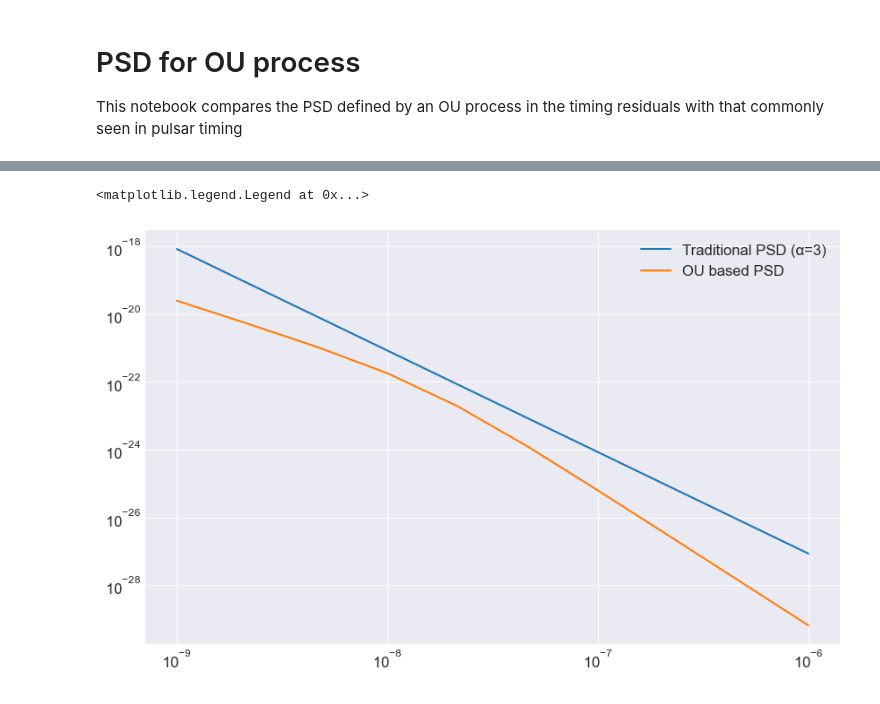
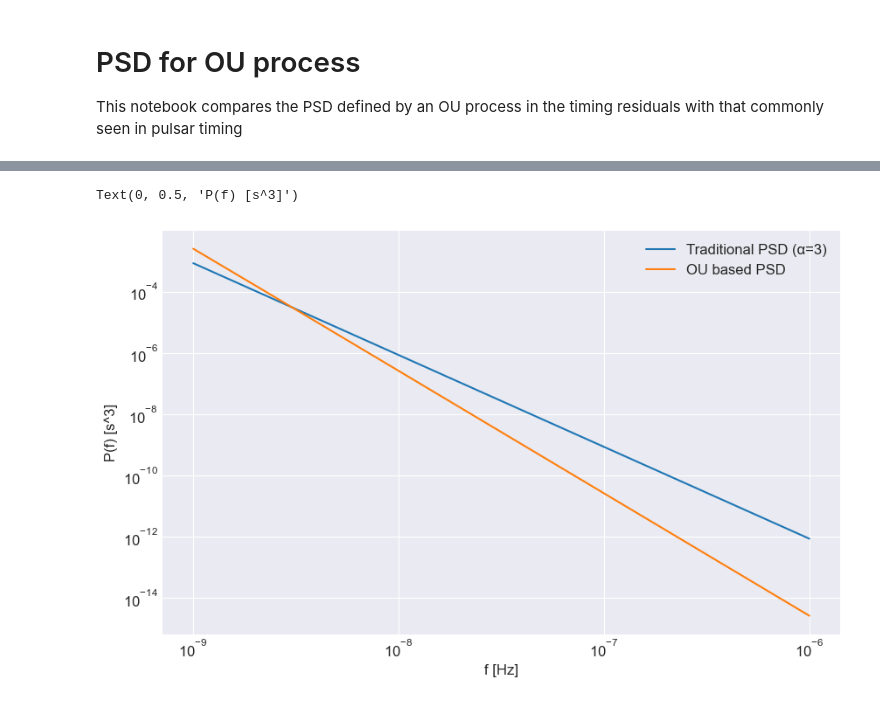
Before and after one commit to tomkimpson/Argus, a Jupyter notebook: notebooks/05.PSD_for_OU_process.ipynb, the cells around one changed output, grey strips where cells are left out. Drawn from its saved outputs; the diff is of its cells as text; code cells hidden in the pictures.

```diff
--- a/notebooks/05.PSD_for_OU_process.ipynb
+++ b/notebooks/05.PSD_for_OU_process.ipynb
@@ -21,16 +89,16 @@ import numpy as np
 seconds_per_year = 365.25 * 24 * 60 * 60  # seconds in a year
 
 def traditional_psd(f, A, alpha):
-    """Traditional PSD model: P(f) = A^2/(12*pi^2) * (f/f_ref)^(-alpha) [yr^-3]"""
+    """Traditional PSD model: P(f) = A^2/(12*pi^2) * (f/f_ref)^(-alpha) [yr^3]"""
 
-    #First calculate in yr^{-3}
+    #First calculate in yr^{3}
+    f_ref = 1/seconds_per_year
     psd_yr = (A**2 / (12 * np.pi**2)) * (f / f_ref)**(-alpha)
 
 
-    # Converting from yr^-3 to s^2/Hz for consistency
-    yr_to_s_conversion = seconds_per_year
-    f_ref = 1 / seconds_per_year  # Reference frequency (1 cycle/year in Hz)
-    return (A**2 / (12 * np.pi**2)) * (f / f_ref)**(-alpha) * yr_to_s_conversion
+    # Converting from yr^3 to s^3 for consistency
+
+    return psd_yr * seconds_per_year**3
 
 def ou_based_psd(f, sigma, gamma, f0):
     """PSD derived from OU process: S_delta_t(f) = sigma^2/((f0*gamma)^2*(2*pi)^2) * 1/(f^2[1 + (f/fc)^2])"""
@@ -41,22 +109,24 @@ f_range = np.logspace(-9,-6,10)
 A = 1e-14  # Example amplitude. See https://github.com/ipta/mdc2/blob/master/group1/group1_psr_noise.json
 alpha = 3
 psd_trad = traditional_psd(f_range,A,alpha)
-psd_ou = ou_based_psd(f_range,1e-22,1e-7,1e3)
+psd_ou = ou_based_psd(f=f_range,sigma=2e-15,gamma=1e-9,f0=1e3)
 # %%
 import numpy as np
 import matplotlib.pyplot as plt
 from matplotlib.ticker import LogFormatter
 import matplotlib as mpl
 
 # Set plot style
 plt.style.use('seaborn-v0_8-darkgrid')
 mpl.rcParams['figure.figsize'] = [10, 6]
 mpl.rcParams['font.size'] = 12
 
 
 plt.loglog(f_range, psd_trad, label=f'Traditional PSD (α={alpha})')
 plt.loglog(f_range, psd_ou, label=f'OU based PSD')
 plt.legend()
+plt.xlabel('f [Hz]')
+plt.ylabel('P(f) [s^3]')
 # %% [output]
-<matplotlib.legend.Legend at 0x...>
+Text(0, 0.5, 'P(f) [s^3]')
-[figure, old version]
+[figure, new version]
```
Also changed, not shown: parts of 3 cells of this notebook.
